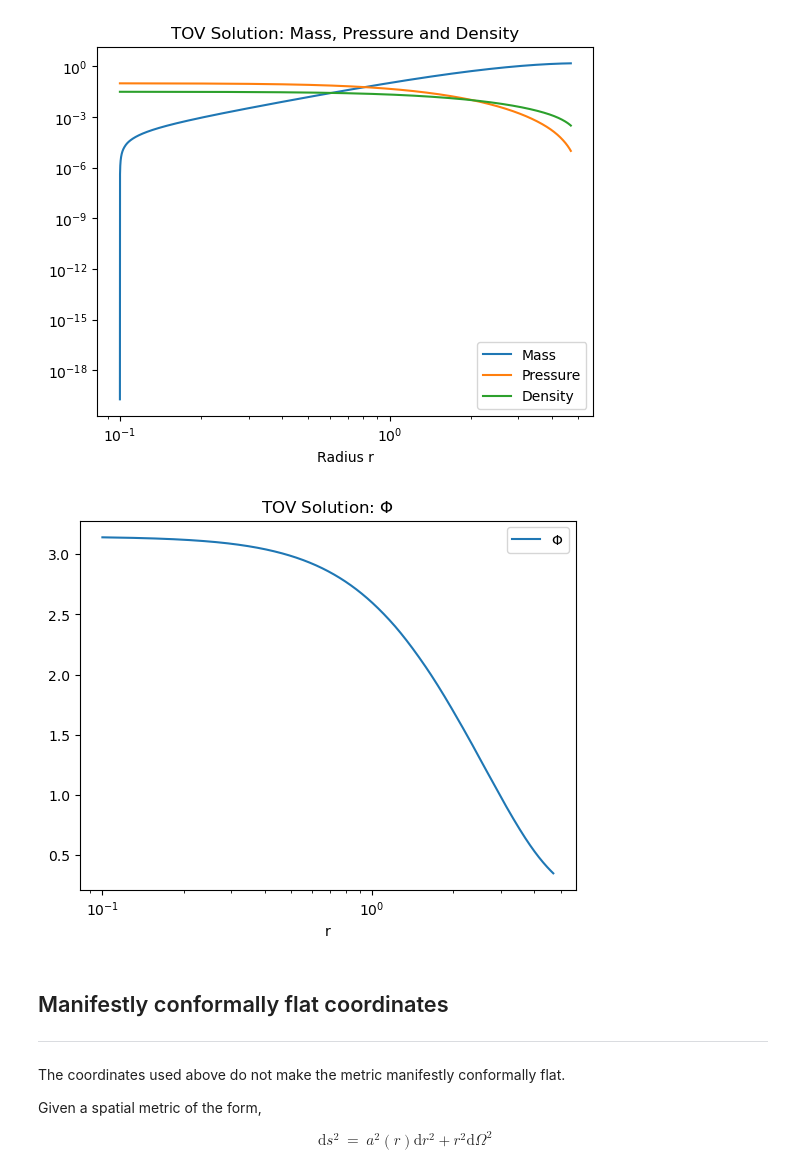
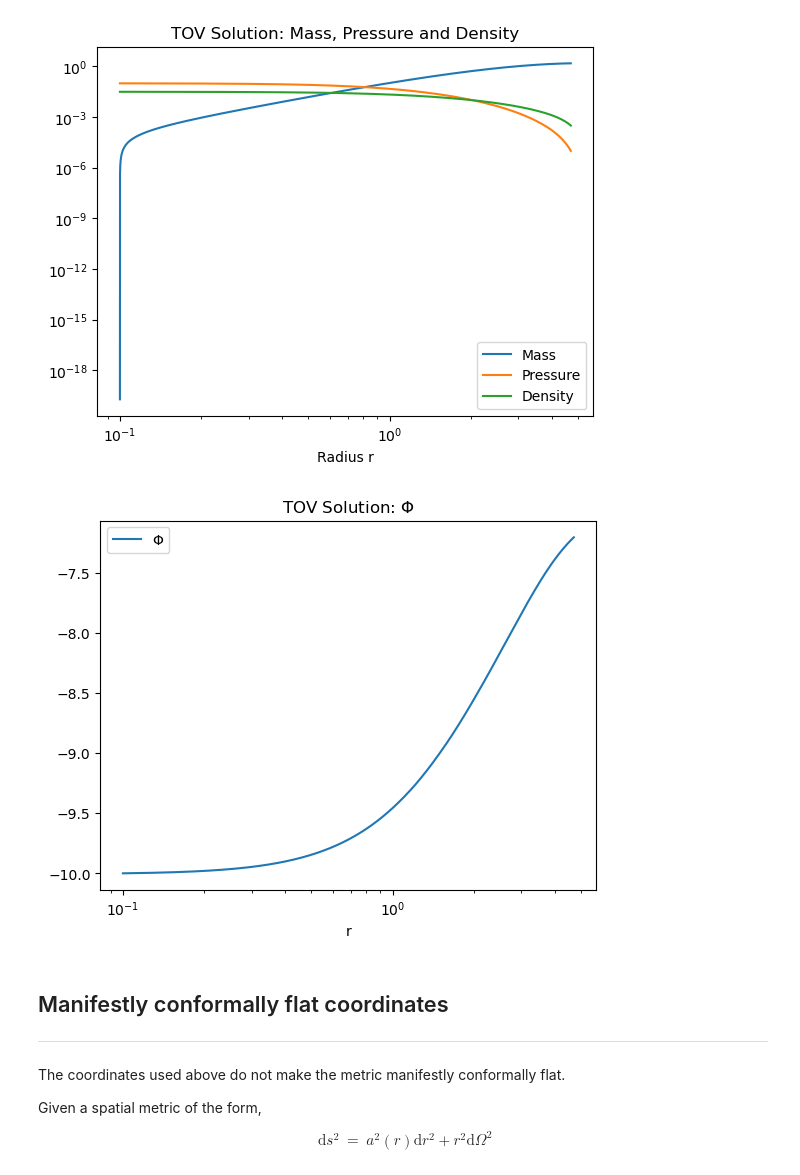
Before and after one commit to Poincare-code/henri, a Jupyter notebook: notebooks/tov-final.ipynb, the cells around one changed output. Drawn from its saved outputs; the diff is of its cells as text; code cells hidden in the pictures.

```diff
--- a/notebooks/tov-final.ipynb
+++ b/notebooks/tov-final.ipynb
@@ -117,44 +117,36 @@ plt.show()
 def solve_phi(r, y):
 
     # Interpolate m(r) and P(r) using the dense output function
     P, m = sol_TOV(r)  # sol_TOV is an interpolating function
 
     # Compute the right-hand side
-    dPhi_dr = - (m + 4 * np.pi * P * r**3) / (r * (r - 2 * m))
+    dPhi_dr = (m + 4 * np.pi * P * r**3) / (r * (r - 2 * m))
 
     return [dPhi_dr]
 
 # Solve the initial value problem for the Phi equation
 sol_phi = solve_ivp(
     fun               = solve_phi,
     t_span            = np.array([r_c, r_o]),
     y0                = np.array([-10]),
     method            = 'BDF',
     dense_output      = True,
     t_eval            = r
 )
 
-# Extract the solution
+# Extract the solution (determined up to a constant)
 r_phi = sol_phi.t
 Phi   = sol_phi.y[0]
-
-# Phi is only determined up to a constant and should satisfy the boundary condition:
-# e^(2 Phi) = 1 - 2M/r at the boundary where P(r) = 0
-boundary_value = 1 - 2*m[-1]/r[-1]
-Phi = Phi - Phi[-1] + boundary_value
-
-# Compute the lapse function α = e^Φ
-alpha = np.exp(Phi)
 
 # Plot the solution
 plt.figure
 plt.plot(r_phi, Phi, label=r'$\Phi$')
 plt.xscale('log')
 plt.xlabel('r')
 plt.legend();
 plt.title(r'TOV Solution: $\Phi$');
 # %% [output]
-[figure, old version]
+[figure, new version]
 # %% [markdown]
 ## Manifestly conformally flat coordinates
 ---
```
Also changed, not shown: parts of 4 cells of this notebook, 6 other files.
